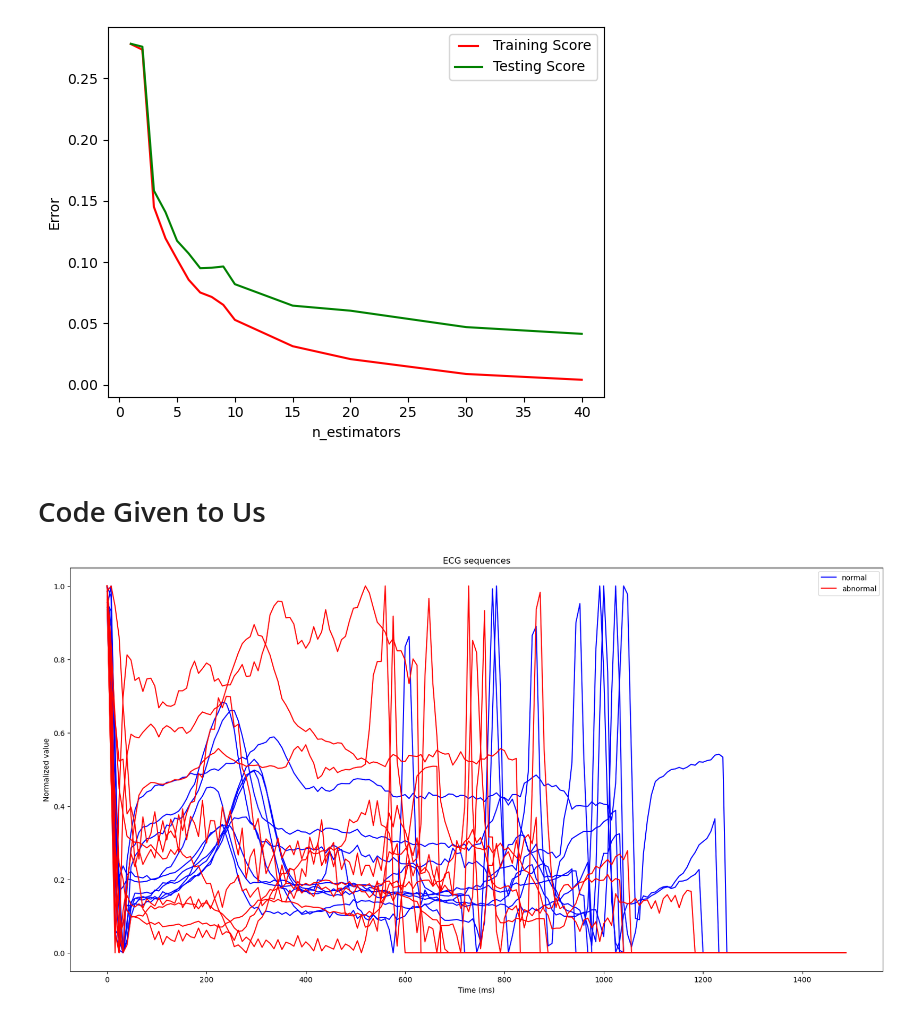
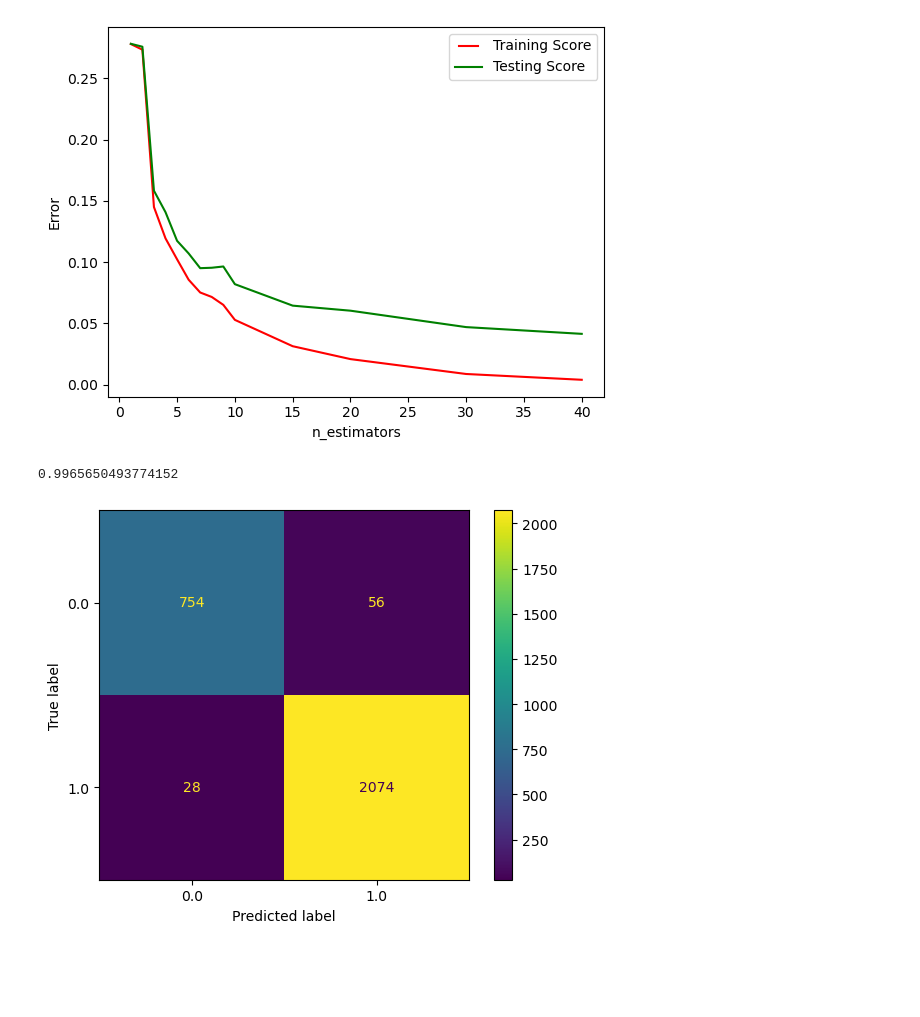
Before and after one commit to AchyuthKolluru/LLNL, a Jupyter notebook: task_1_getting_started.ipynb, the cells around one changed output. Cells and saved outputs as stored; diff of their text form; code cells hidden in the pictures; blank space fills up the shorter version.

```diff
--- a/task_1_getting_started.ipynb
+++ b/task_1_getting_started.ipynb
@@ -483,40 +490,20 @@ plt.show()
 fig.savefig('Test.png')
 # %% [output]
 [figure]
-# %% [markdown]
-# Code Given to Us
-# %%
-# plot a a row of the dataframe
-# select 10 random sequences with class 0 (normal) and 10 with class 1 (abnormal)
-df_ptbd_normal = df_ptbd[df_ptbd["label"] == 0].sample(10)
-df_ptbd_abnormal = df_ptbd[df_ptbd["label"] == 1].sample(10)
-
-# create a figure
-plt.figure(figsize = (20, 10))
-# plot againts the column names (time)
-# plot the normal sequences
-for i in range(df_ptbd_normal.shape[0]):
-    if i == 0:
-        plt.plot(df_ptbd_normal.columns[:-1], df_ptbd_normal.iloc[i, :-1], color = "blue", label = "normal")
-    else:
-        plt.plot(df_ptbd_normal.columns[:-1], df_ptbd_normal.iloc[i, :-1],color = "blue")
-# plot the abnormal sequences
-for i in range(df_ptbd_abnormal.shape[0]):
-    if i == 0:
-        plt.plot(df_ptbd_abnormal.columns[:-1], df_ptbd_abnormal.iloc[i, :-1], color = "red", label = "abnormal")
-    else:
-        plt.plot(df_ptbd_abnormal.columns[:-1], df_ptbd_abnormal.iloc[i, :-1], color = "red")
-# create a legend for the plot, blue for normal and red for abnormal
-plt.legend()
-# set the title
-plt.title("ECG sequences")
-# y lable is "Normalized value"
-plt.ylabel("Normalized value")
-# x label is "Time (ms)"
-plt.xlabel("Time (ms)")
-# show the plot
-plt.show()
-# close
-plt.close()
-# %% [output]
-[figure, removed]
+# %%
+file = open('PIKLE_GRADIENT/GBOOST0', 'rb')
+newModel = pk.load(file)
+file.close()
+newModel.score(x_valid,y_valid)
+# %% [output]
+0.9965650493774152
+# %%
+predictions = newModel.predict(x_test)
+cm = confusion_matrix(y_test, predictions, labels=newModel.classes_)
+disp = ConfusionMatrixDisplay(confusion_matrix=cm, display_labels=newModel.classes_)
+disp.plot()
+fig = plt.gcf()
+plt.show()
+fig.savefig('BaseModel_ConfusionMatrixLog.png')
+# %% [output]
+[figure, added]
```
Also changed, not shown: parts of 1 cell of this notebook.
